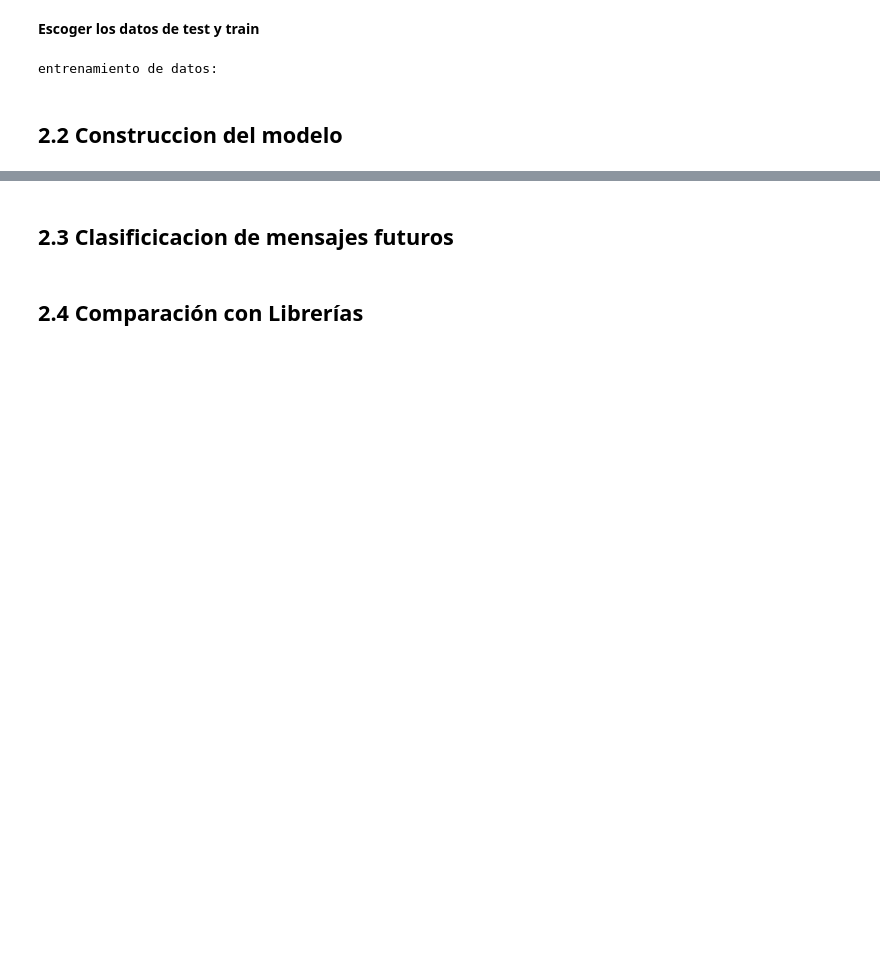
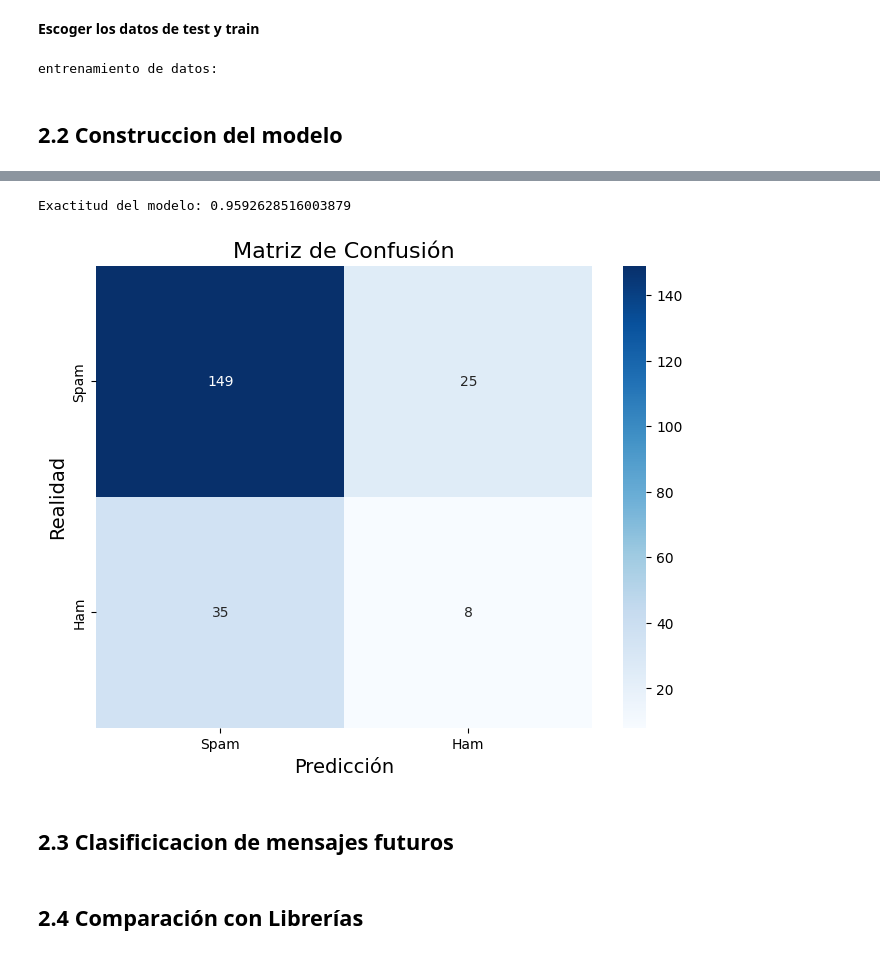
Before and after one commit to Gerax5/LAB2---IA, a Jupyter notebook: 2 - Naive Bayes/2.ipynb, the cells around one changed output, grey strips where cells are left out. Drawn from its saved outputs; the diff is of its cells as text; code cells hidden in the pictures; blank space fills up the shorter version.

```diff
--- a/2 - Naive Bayes/2.ipynb
+++ b/2 - Naive Bayes/2.ipynb
@@ -173,3 +124,83 @@ weighted avg       0.95      0.95      0.94      1031
+# %%
+from collections import defaultdict
+
+# Contar la cantidad de mensajes en cada clase (spam y ham)
+total_mensajes = len(y_train)
+total_spam = sum(y_train == 'spam')
+total_ham = sum(y_train == 'ham')
+
+# probabilidades
+P_spam = total_spam / total_mensajes
+P_ham = total_ham / total_mensajes
+
+vocabulario = set()
+spam_palabras = defaultdict(int)
+ham_palabras = defaultdict(int)
+
+# Tokenizar y contar palabras en cada categoría
+for mensaje, categoria in zip(X_train, y_train):
+    palabras = mensaje.split()
+    vocabulario.update(palabras)  # Añadir palabras al vocabulario general
+    if categoria == 'spam':
+        for palabra in palabras:
+            spam_palabras[palabra] += 1
+    else:
+        for palabra in palabras:
+            ham_palabras[palabra] += 1
+
+# Total de palabras en cada clase
+total_palabras_spam = sum(spam_palabras.values())
+total_palabras_ham = sum(ham_palabras.values())
+V = len(vocabulario)  # Tamaño del vocabulario
+
+def calcular_probabilidad(mensaje, categoria):
+    palabras = mensaje.split()
+
+    # Seleccionamos el conjunto de palabras según la categoría
+    if categoria == 'spam':
+        total_clase = total_palabras_spam
+        conteo_palabras = spam_palabras
+        P_clase = P_spam
+    else:
+        total_clase = total_palabras_ham
+        conteo_palabras = ham_palabras
+        P_clase = P_ham
+
+    prob = (P_clase)
+    for palabra in palabras:
+        P_palabra = (conteo_palabras[palabra] + 1) / (total_clase + V)  # Laplace Smoothing
+        prob += np.log(P_palabra)  # Sumamos los logaritmos de las probabilidades individuales
+
+    return prob
+
+def predecir(mensaje):
+    prob_spam = calcular_probabilidad(mensaje, 'spam')
+    prob_ham = calcular_probabilidad(mensaje, 'ham')
+    return 'spam' if prob_spam > prob_ham else 'ham'
+
+
+y_pred = []
+
+for mensaje in X_test:
+    prediccion = predecir(mensaje)
+    y_pred.append(prediccion)
+
+accuracy = sum(y_pred == y_test) / len(y_test)
+conf_matrix = pd.crosstab(pd.Series(y_test, name='Real'), pd.Series(y_pred, name='Predicción'))
+
+print("\nExactitud del modelo:", accuracy)
+# Crear la gráfica de la matriz de confusión
+plt.figure(figsize=(8, 6))
+sns.heatmap(conf_matrix, annot=True, fmt="d", cmap="Blues", xticklabels=["Spam", "Ham"], yticklabels=["Spam", "Ham"])
+
+# Personalizar
+plt.title("Matriz de Confusión", fontsize=16)
+plt.xlabel("Predicción", fontsize=14)
+plt.ylabel("Realidad", fontsize=14)
+plt.show()
+# %% [output]
+Exactitud del modelo: 0.9592628516003879
+[figure, added]
 # %% [markdown]
 ## 2.3 Clasificicacion de mensajes futuros
 # %%
```
Also changed, not shown: parts of 2 cells of this notebook.
